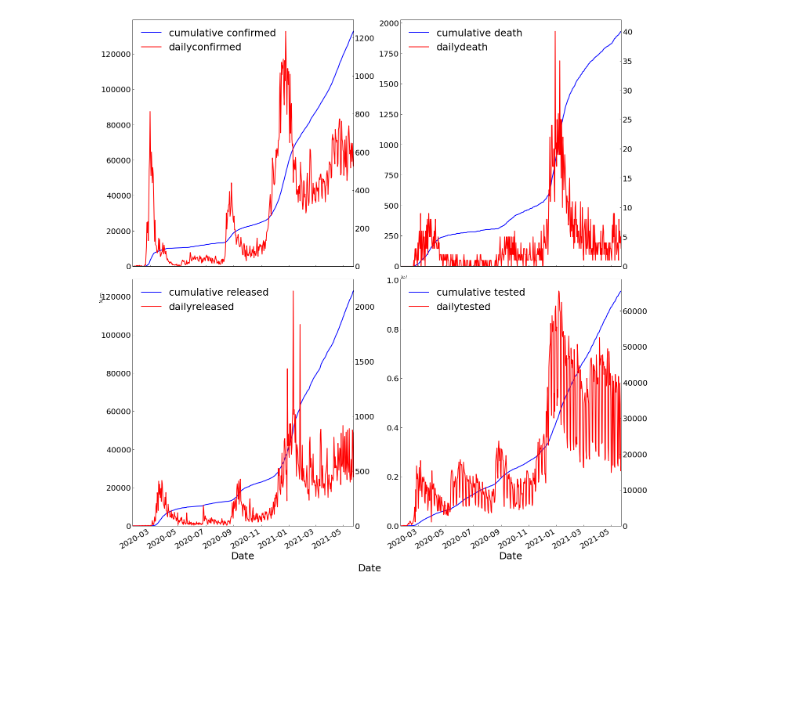
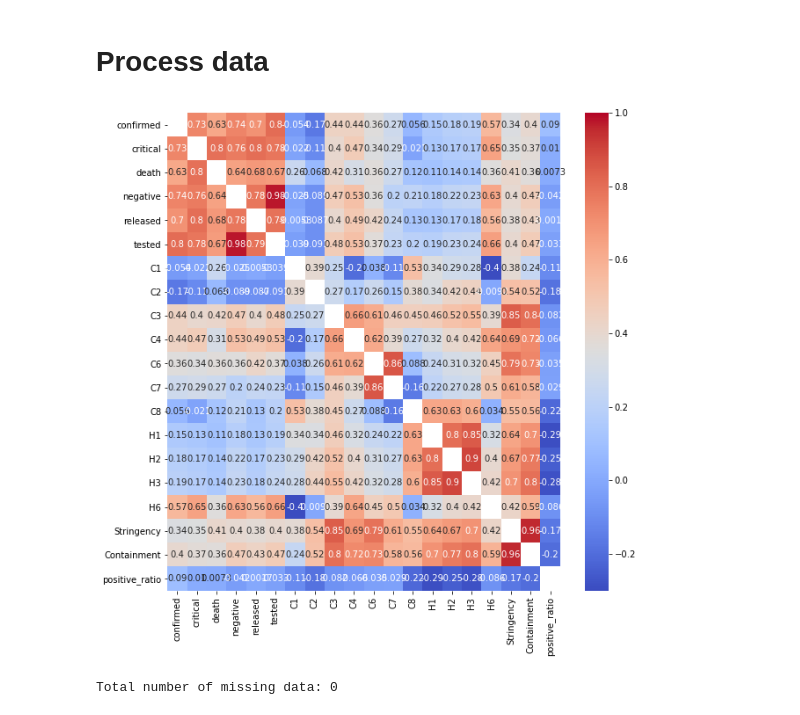
Before and after one commit to hoyunchoi/ML_practice, a Jupyter notebook: COVID_prediction/pre_process.ipynb, the cells around one changed output. Saved outputs shown, nothing was run; the diff lists cells and outputs as text; code cells hidden in the pictures; blank space fills up the shorter version.

```diff
--- a/COVID_prediction/pre_process.ipynb
+++ b/COVID_prediction/pre_process.ipynb
@@ -8,4 +9,2 @@ import matplotlib.pyplot as plt
 
 from pre_process import pre_process
-# %%
-pre_process = pre_process()
@@ -28,0 +11,4 @@ pre_process.kor_daily_data
+# %%
+data = pre_process()
+print(str(data.last_date))
+data.kor_daily_data
@@ -28,0 +111,2 @@ pre_process.kor_daily_data
+# %% [markdown]
+# Process data
@@ -28,0 +115,9 @@ pre_process.kor_daily_data
+# %%
+fig, ax = plt.subplots(figsize=(10, 10))
+corr = data.kor_daily_data[data.kor_daily_data.columns].corr()
+mask = np.identity(len(corr))
+sns.heatmap(corr, ax=ax, annot=True, mask=mask, cmap='coolwarm', vmin=-0.3, vmax=1)
+
+fig.show()
+# %% [output]
+[figure, added]
@@ -29,6 +127,4 @@ pre_process.kor_daily_data
 # %%
-pre_process.save()
+data.save()
+# %% [output]
+Total number of missing data: 0
-# %%
-pre_process.plot(col_list=['confirmed', 'death', 'released', 'tested'])
-# %% [output]
-[figure, removed]
```
Also changed, not shown: parts of 10 cells of this notebook, 5 other files.
